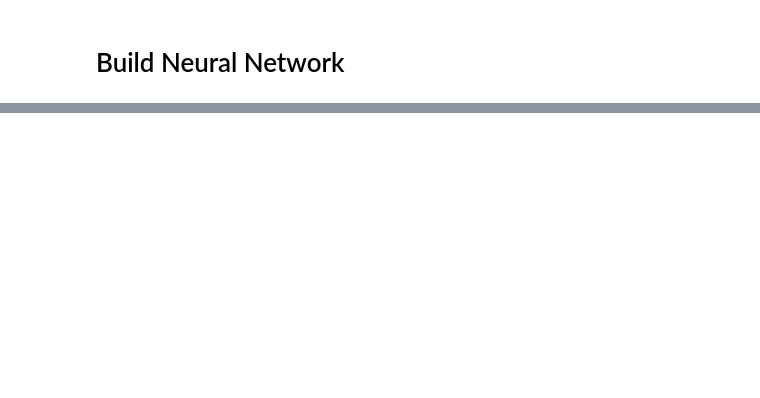
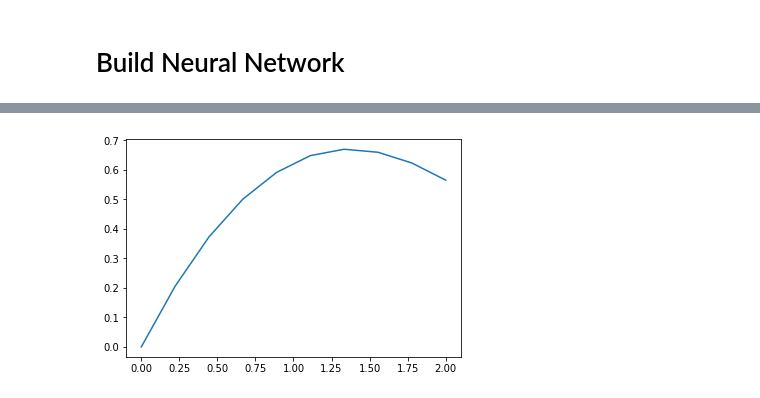
Before and after one commit to zw2497/Neural_Network_PDE, a Jupyter notebook: ODE2.ipynb, the cells around one changed output, grey strips where cells are left out. Cells and saved outputs as stored; diff of their text form; code cells hidden in the pictures; blank space fills up the shorter version.

```diff
--- a/ODE2.ipynb
+++ b/ODE2.ipynb
@@ -97,0 +101,8 @@ plt.show()
+# %%
+plt.figure()
+res = psy_trial(x_space, model(x_space)).numpy().reshape(nx)
+x_space
+plt.plot(x_space, res)
+plt.show()
+# %% [output]
+[figure, added]
```
Also changed, not shown: parts of 3 cells of this notebook.
